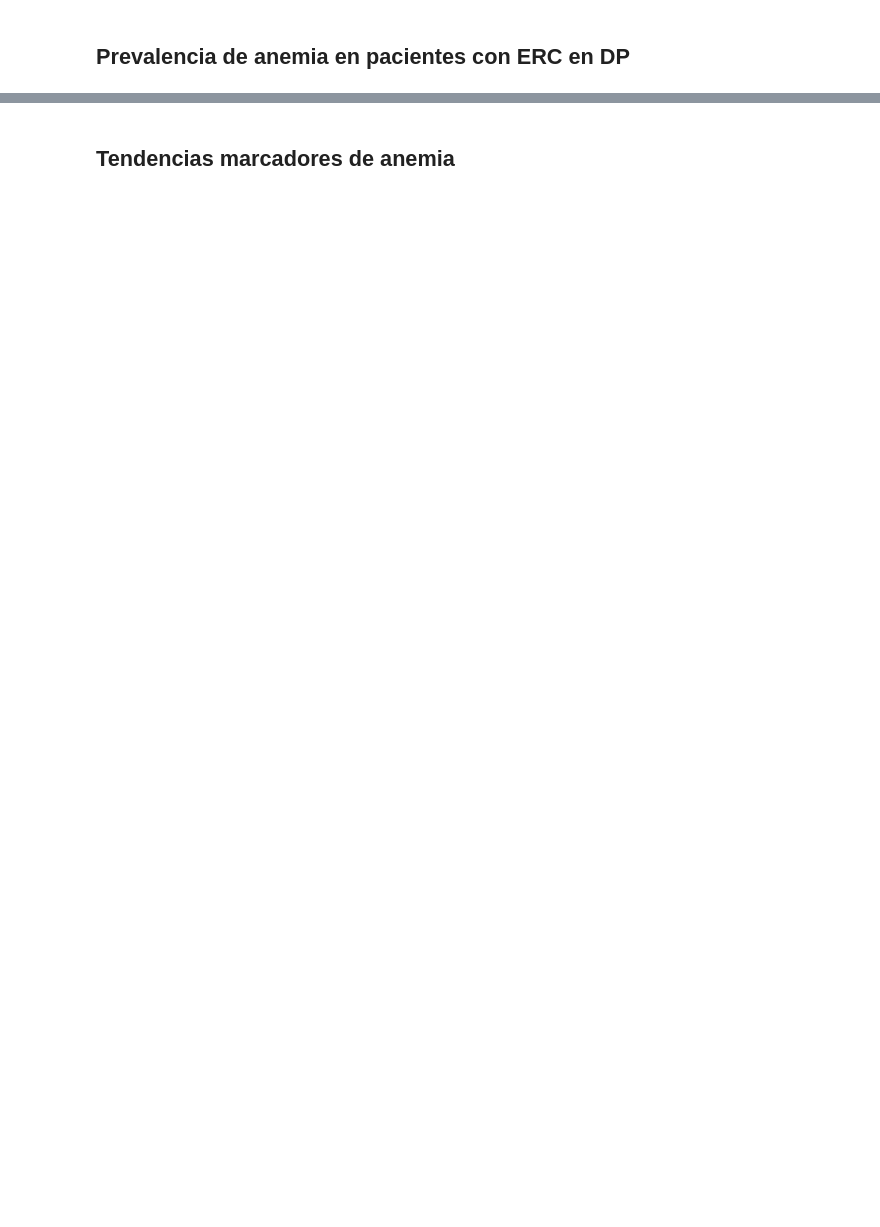
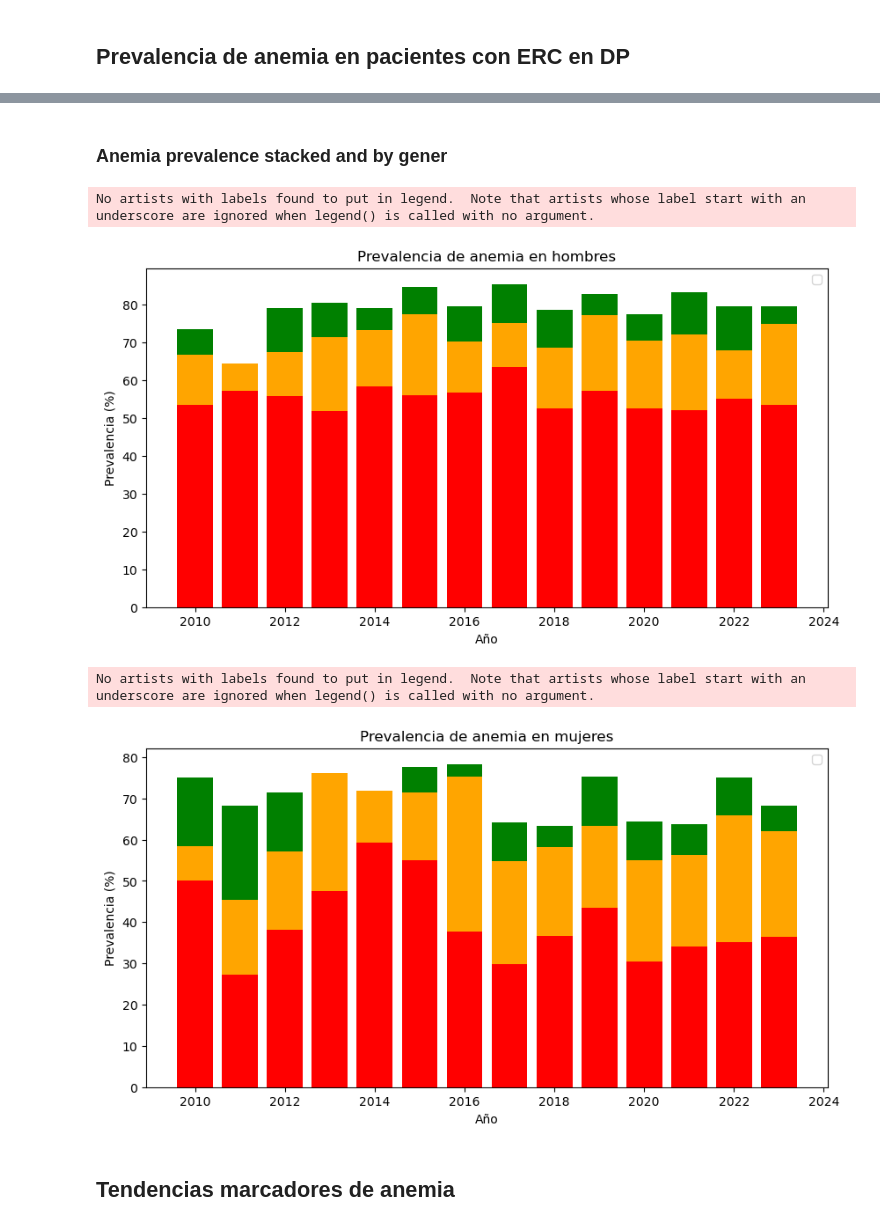
Before and after one commit to KevinNaMo/LevanteDPAnemia, a Jupyter notebook: Anemia_levanteDP.ipynb, the cells around one changed output, grey strips where cells are left out. Saved outputs shown, nothing was run; the diff lists cells and outputs as text; code cells hidden in the pictures; blank space fills up the shorter version.

```diff
--- a/Anemia_levanteDP.ipynb
+++ b/Anemia_levanteDP.ipynb
@@ -466,3 +580,12 @@ a.imprimir_prevalencia_extrema(anemia_prevalence)
+# %% [markdown]
+### Anemia prevalence stacked and by gener
+# %%
+a.anemia_prevalence_stack(anemia_df, [13, 11, 10], [12, 11, 10], [2010, 2023])
+# %% [output]
+No artists with labels found to put in legend.  Note that artists whose label start with an underscore are ignored when legend() is called with no argument.
+[figure, added]
+No artists with labels found to put in legend.  Note that artists whose label start with an underscore are ignored when legend() is called with no argument.
+[figure, added]
 # %% [markdown]
 ## Tendencias marcadores de anemia
 # %%
```
Also changed, not shown: parts of 20 cells of this notebook, 1 other file.
